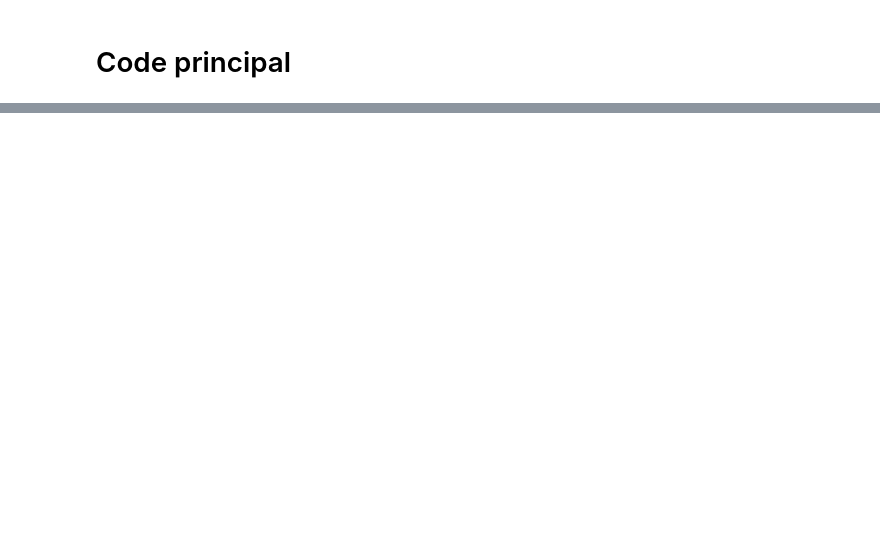
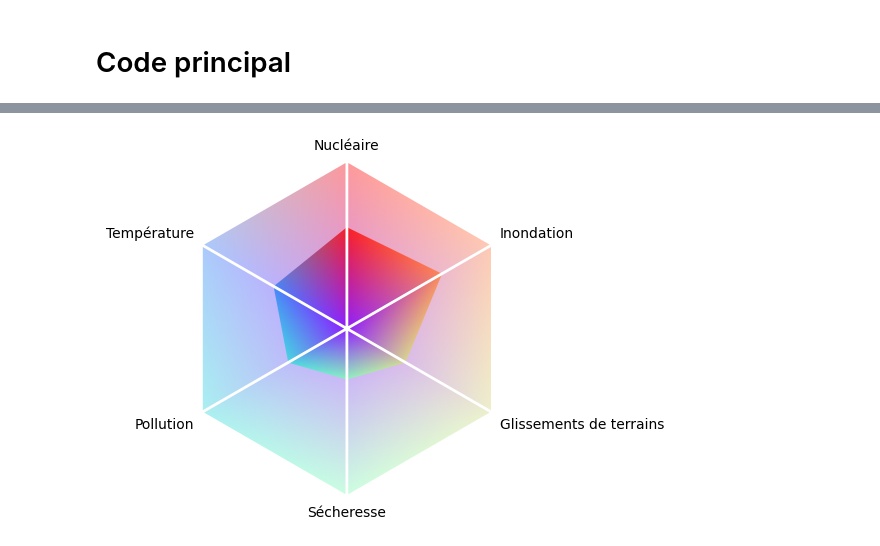
Before and after one commit to gbrugere/ProjPython, a Jupyter notebook: main.ipynb, the cells around one changed output, grey strips where cells are left out. Cells and saved outputs as stored; diff of their text form; code cells hidden in the pictures; blank space fills up the shorter version.

```diff
--- a/main.ipynb
+++ b/main.ipynb
@@ -115,0 +124,30 @@ final_score(dep, num, nom_voie, ville, code_postal)
+# %%
+sample_vect = [12/20, 13/20, 0.4, 6/20, 8/20, 10/20]
+# %%
+import matplotlib.pyplot as plt
+import matplotlib.tri as tri
+
+proportions = sample_vect
+labels = ['Nucléaire', 'Inondation', 'Glissements de terrains', 'Sécheresse', 'Pollution', 'Température']
+N = len(proportions)
+proportions = np.append(proportions, 1)
+theta = np.linspace(0, 2 * np.pi, N, endpoint=False)
+x = np.append(np.sin(theta), 0)
+y = np.append(np.cos(theta), 0)
+triangles = [[N, i, (i + 1) % N] for i in range(N)]
+triang_backgr = tri.Triangulation(x, y, triangles)
+triang_foregr = tri.Triangulation(x * proportions, y * proportions, triangles)
+cmap = plt.cm.rainbow_r  # or plt.cm.hsv ?
+colors = np.linspace(0, 1, N + 1)
+plt.tripcolor(triang_backgr, colors, cmap=cmap, shading='gouraud', alpha=0.4)
+plt.tripcolor(triang_foregr, colors, cmap=cmap, shading='gouraud', alpha=0.8)
+plt.triplot(triang_backgr, color='white', lw=2)
+for label, color, xi, yi in zip(labels, colors, x, y):
+    plt.text(xi * 1.05, yi * 1.05, label,  # color=cmap(color),
+             ha='left' if xi > 0.1 else 'right' if xi < -0.1 else 'center',
+             va='bottom' if yi > 0.1 else 'top' if yi < -0.1 else 'center')
+plt.axis('off')
+plt.gca().set_aspect('equal')
+plt.show()
+# %% [output]
+[figure, added]
```
Also changed, not shown: parts of 10 cells of this notebook.
